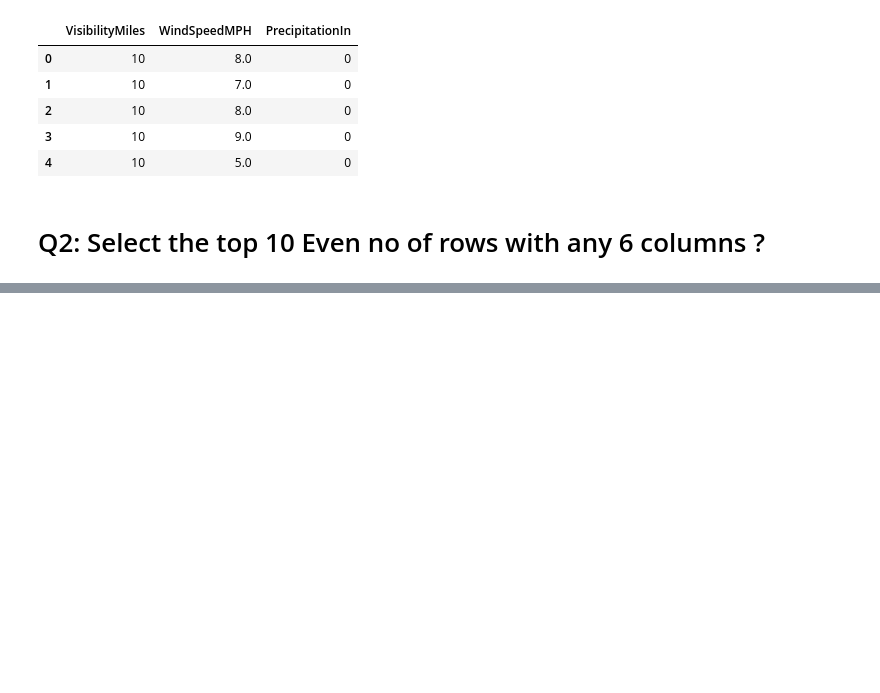
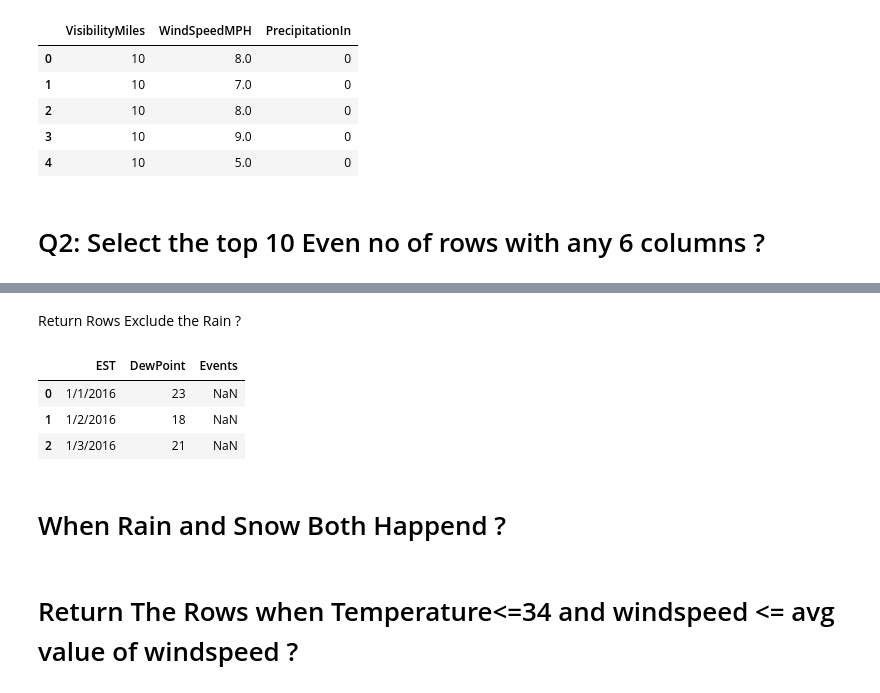
Before and after one commit to utkarshsharma012/amdocs_python, a Jupyter notebook: Day8_/Intro_Pandas.ipynb, the cells around one changed output, grey strips where cells are left out. Cells and saved outputs as stored; diff of their text form; code cells hidden in the pictures; blank space fills up the shorter version.

```diff
--- a/Day8_/Intro_Pandas.ipynb
+++ b/Day8_/Intro_Pandas.ipynb
@@ -166,0 +206,14 @@ a.head(5)
+# %% [markdown]
+Return Rows Exclude the Rain ?
+# %%
+new_df=df[df['Events']!="Rain"][['EST','DewPoint','Events']].head(3)
+new_df
+# %% [output]
+|  | EST | DewPoint | Events |
+| 0 | 1/1/2016 | 23 | NaN |
+| 1 | 1/2/2016 | 18 | NaN |
+| 2 | 1/3/2016 | 21 | NaN |
+# %% [markdown]
+# When Rain and Snow Both Happend ?
+# %% [markdown]
+# Return The Rows when Temperature<=34 and windspeed <= avg value of windspeed ?
```
Also changed, not shown: parts of 4 cells of this notebook.
